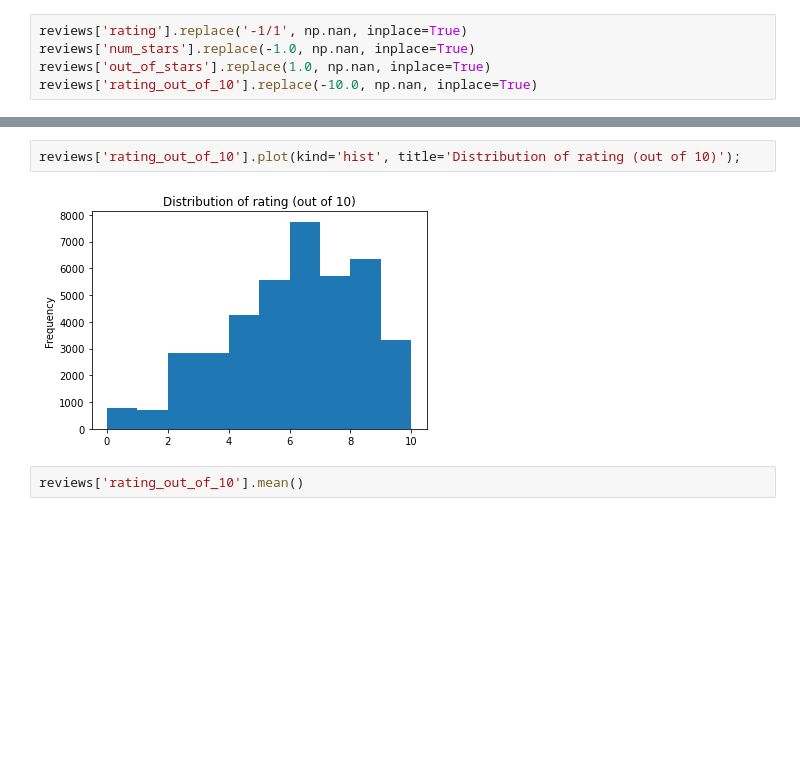
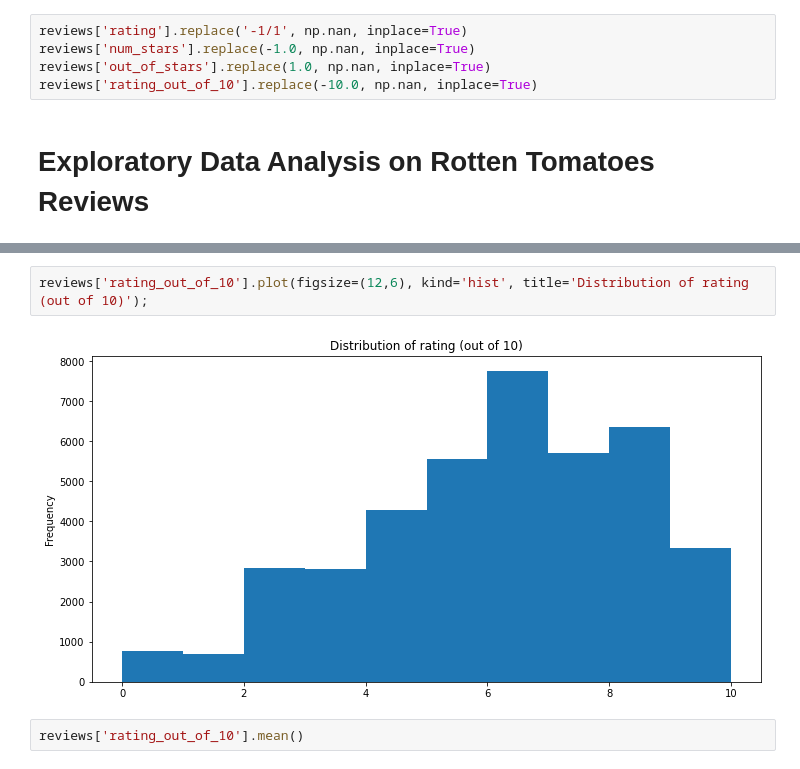
Before and after one commit to cLineman/CapStoneProject, a Jupyter notebook: NateNetznik.ipynb, the cells around one changed output, grey strips where cells are left out. Drawn from its saved outputs; the diff is of its cells as text; blank space fills up the shorter version.

```diff
--- a/NateNetznik.ipynb
+++ b/NateNetznik.ipynb
@@ -142,6 +153,8 @@ reviews['rating'].replace('-1/1', np.nan, inplace=True)
 reviews['num_stars'].replace(-1.0, np.nan, inplace=True)
 reviews['out_of_stars'].replace(1.0, np.nan, inplace=True)
 reviews['rating_out_of_10'].replace(-10.0, np.nan, inplace=True)
+# %% [markdown]
+# Exploratory Data Analysis on Rotten Tomatoes Reviews
 # %%
 reviews.head()
 # %% [output]
@@ -182,9 +195,9 @@ reviews.loc[reviews['rating'].isna() == False].head()
 | 11 | 3 | While not one of Cronenberg's str... | 4.2/10 | fresh | Emanuel Levy | 0 | EmanuelLevy.Com | February 3, 2013 | 4.2 | 10.0 | ... |
 | 12 | 3 | Robert Pattinson works mighty har... | 2/4 | rotten | Christian Toto | 0 | Big Hollywood | January 15, 2013 | 2.0 | 4.0 | ... |
 # %%
-reviews['rating_out_of_10'].plot(kind='hist', title='Distribution of rating (out of 10)');
+reviews['rating_out_of_10'].plot(figsize=(12,6), kind='hist', title='Distribution of rating (out of 10)');
 # %% [output]
-[figure, old version]
+[figure, new version]
 # %%
 reviews['rating_out_of_10'].mean()
 # %% [output]
```
Also changed, not shown: parts of 85 cells of this notebook.
